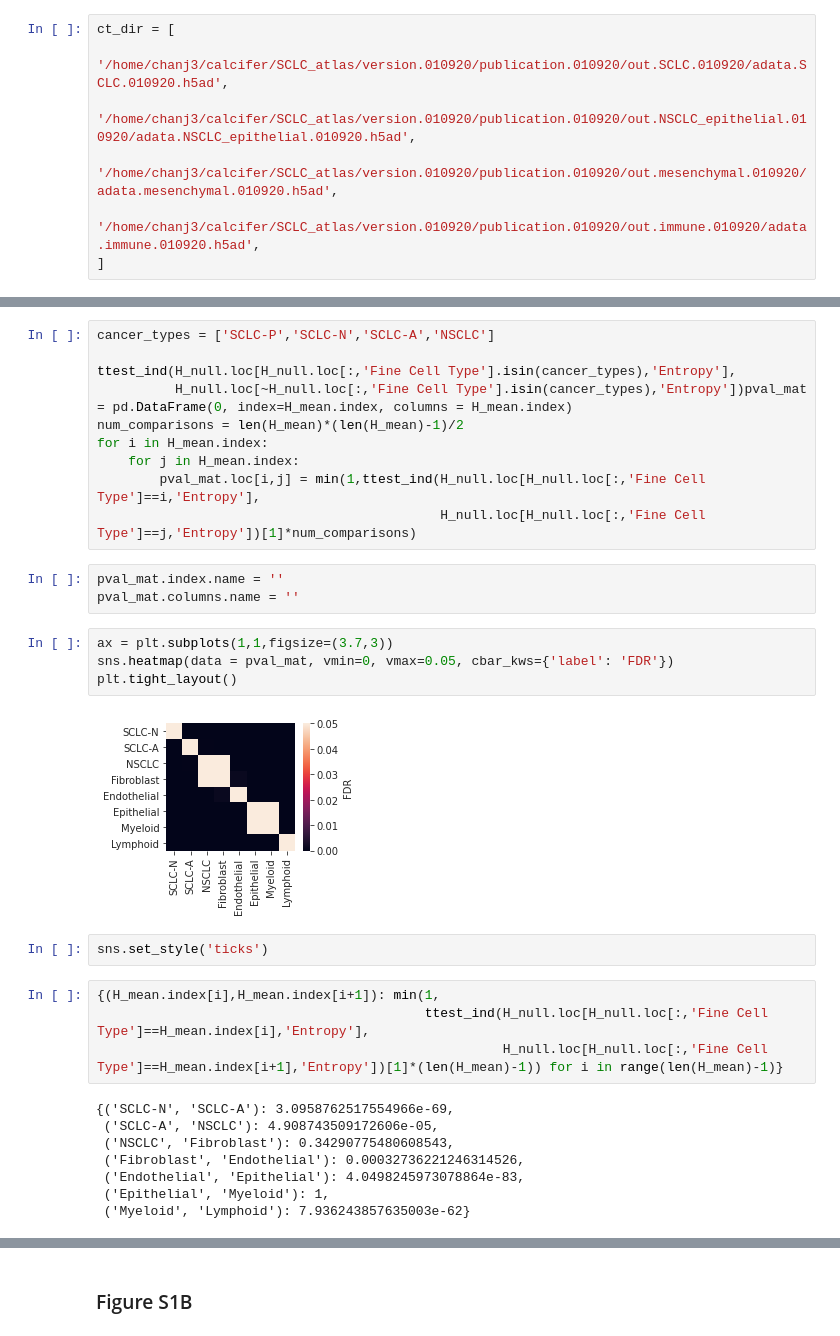
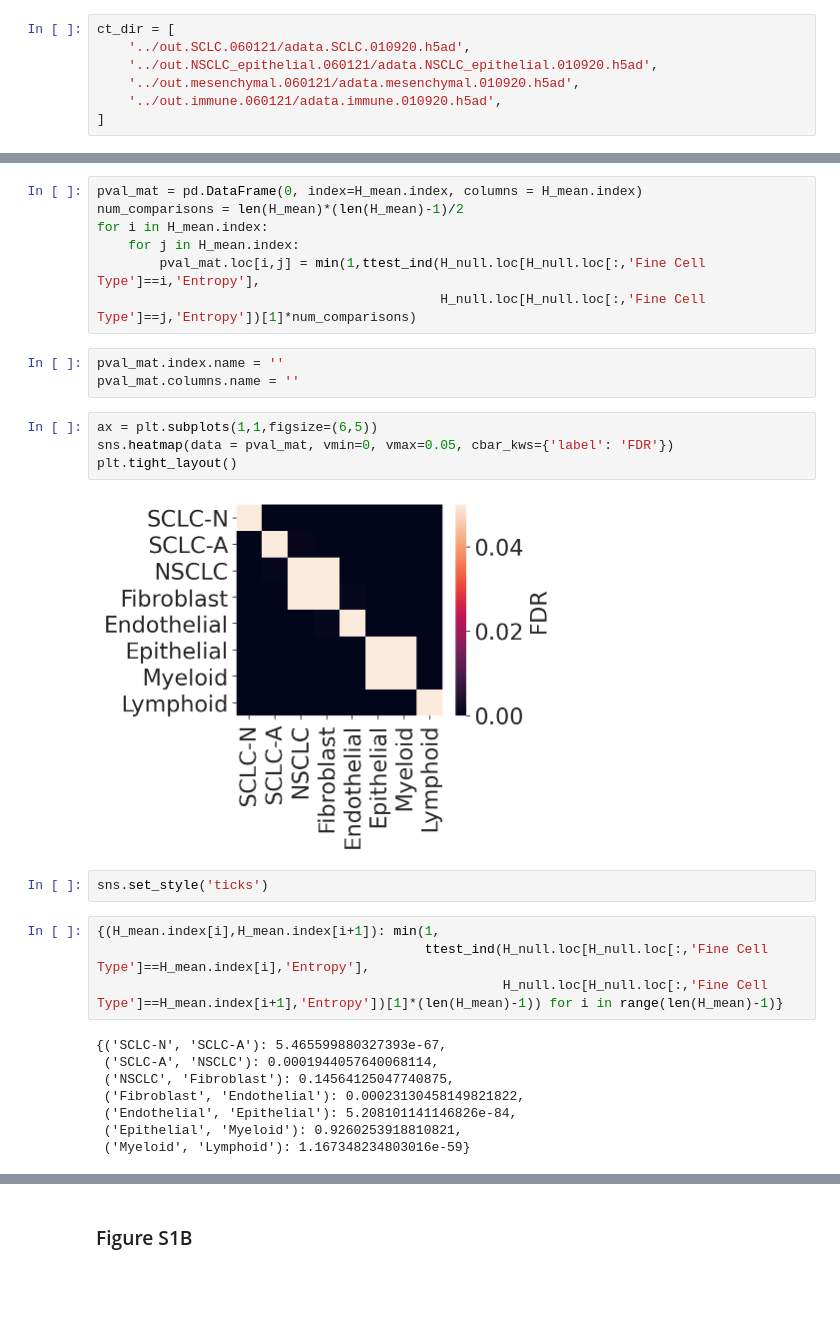
Before and after one commit to dpeerlab/SCLC_atlas-HTAN, a Jupyter notebook: notebooks/HTA.combined.figures.060121.ipynb, the cells around one changed output, grey strips where cells are left out. Cells and saved outputs as stored; diff of their text form; blank space fills up the shorter version.

```diff
--- a/notebooks/HTA.combined.figures.060121.ipynb
+++ b/notebooks/HTA.combined.figures.060121.ipynb
@@ -52,9 +53,9 @@ def entropy(labels):
     return -(norm_counts * np.log2(norm_counts)).sum()
 # %%
 ct_dir = [
-    '/home/chanj3/calcifer/SCLC_atlas/version.010920/publication.010920/out.SCLC.010920/adata.SCLC.010920.h5ad',
-    '/home/chanj3/calcifer/SCLC_atlas/version.010920/publication.010920/out.NSCLC_epithelial.010920/adata.NSCLC_epithelial.010920.h5ad',
-    '/home/chanj3/calcifer/SCLC_atlas/version.010920/publication.010920/out.mesenchymal.010920/adata.mesenchymal.010920.h5ad',
-    '/home/chanj3/calcifer/SCLC_atlas/version.010920/publication.010920/out.immune.010920/adata.immune.010920.h5ad',
+    '../out.SCLC.060121/adata.SCLC.010920.h5ad',
+    '../out.NSCLC_epithelial.060121/adata.NSCLC_epithelial.010920.h5ad',
+    '../out.mesenchymal.060121/adata.mesenchymal.010920.h5ad',
+    '../out.immune.060121/adata.immune.010920.h5ad',
 ]
 # %%
@@ -301,8 +302,5 @@ Ttest_indResult(statistic=-56.28750871475538, pvalue=0.0)
 # %%
-cancer_types = ['SCLC-P','SCLC-N','SCLC-A','NSCLC']
-
-ttest_ind(H_null.loc[H_null.loc[:,'Fine Cell Type'].isin(cancer_types),'Entropy'],
-          H_null.loc[~H_null.loc[:,'Fine Cell Type'].isin(cancer_types),'Entropy'])pval_mat = pd.DataFrame(0, index=H_mean.index, columns = H_mean.index)
+pval_mat = pd.DataFrame(0, index=H_mean.index, columns = H_mean.index)
 num_comparisons = len(H_mean)*(len(H_mean)-1)/2
 for i in H_mean.index:
     for j in H_mean.index:
@@ -312,11 +310,11 @@ for i in H_mean.index:
 pval_mat.index.name = ''
 pval_mat.columns.name = ''
 # %%
-ax = plt.subplots(1,1,figsize=(3.7,3))
+ax = plt.subplots(1,1,figsize=(6,5))
 sns.heatmap(data = pval_mat, vmin=0, vmax=0.05, cbar_kws={'label': 'FDR'})
 plt.tight_layout()
 # %% [output]
-[figure, old version]
+[figure, new version]
 # %%
 sns.set_style('ticks')
 # %%
@@ -324,13 +322,13 @@ sns.set_style('ticks')
                                           ttest_ind(H_null.loc[H_null.loc[:,'Fine Cell Type']==H_mean.index[i],'Entropy'],
                                                     H_null.loc[H_null.loc[:,'Fine Cell Type']==H_mean.index[i+1],'Entropy'])[1]*(len(H_mean)-1)) for i in range(len(H_mean)-1)}
 # %% [output]
-{('SCLC-N', 'SCLC-A'): 3.0958762517554966e-69,
- ('SCLC-A', 'NSCLC'): 4.908743509172606e-05,
- ('NSCLC', 'Fibroblast'): 0.34290775480608543,
- ('Fibroblast', 'Endothelial'): 0.00032736221246314526,
- ('Endothelial', 'Epithelial'): 4.0498245973078864e-83,
- ('Epithelial', 'Myeloid'): 1,
- ('Myeloid', 'Lymphoid'): 7.936243857635003e-62}
+{('SCLC-N', 'SCLC-A'): 5.465599880327393e-67,
+ ('SCLC-A', 'NSCLC'): 0.0001944057640068114,
+ ('NSCLC', 'Fibroblast'): 0.14564125047740875,
+ ('Fibroblast', 'Endothelial'): 0.00023130458149821822,
+ ('Endothelial', 'Epithelial'): 5.208101141146826e-84,
+ ('Epithelial', 'Myeloid'): 0.9260253918810821,
+ ('Myeloid', 'Lymphoid'): 1.167348234803016e-59}
 # %%
 plt.figure(figsize = (3,3))
 pal = np.array(sns.color_palette('tab10'))
```
Also changed, not shown: parts of 16 cells of this notebook, 7 other files.
